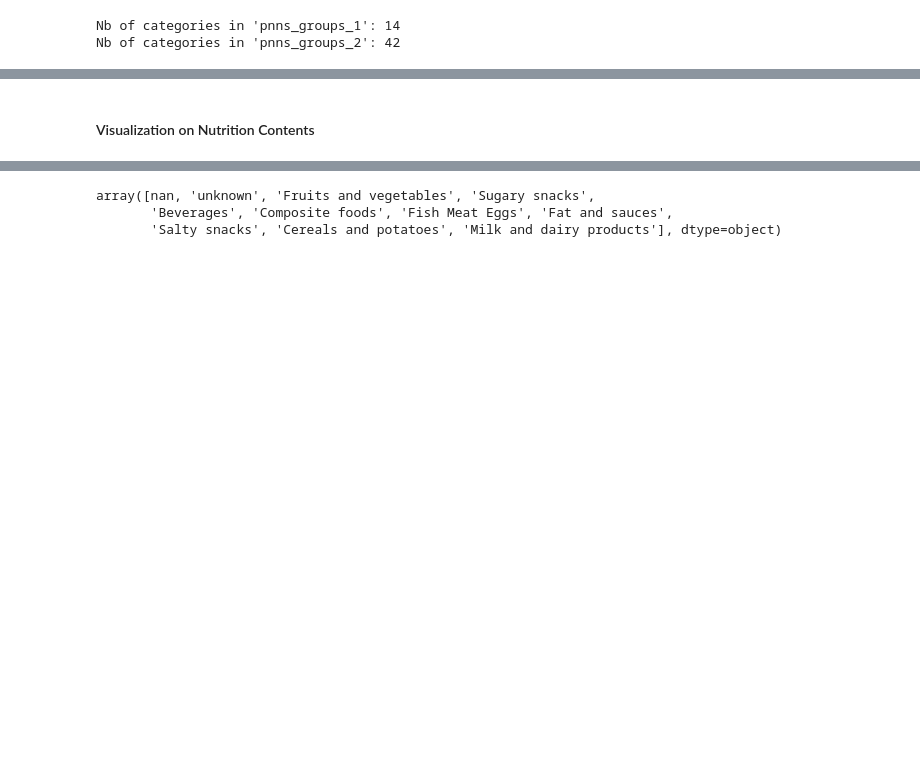
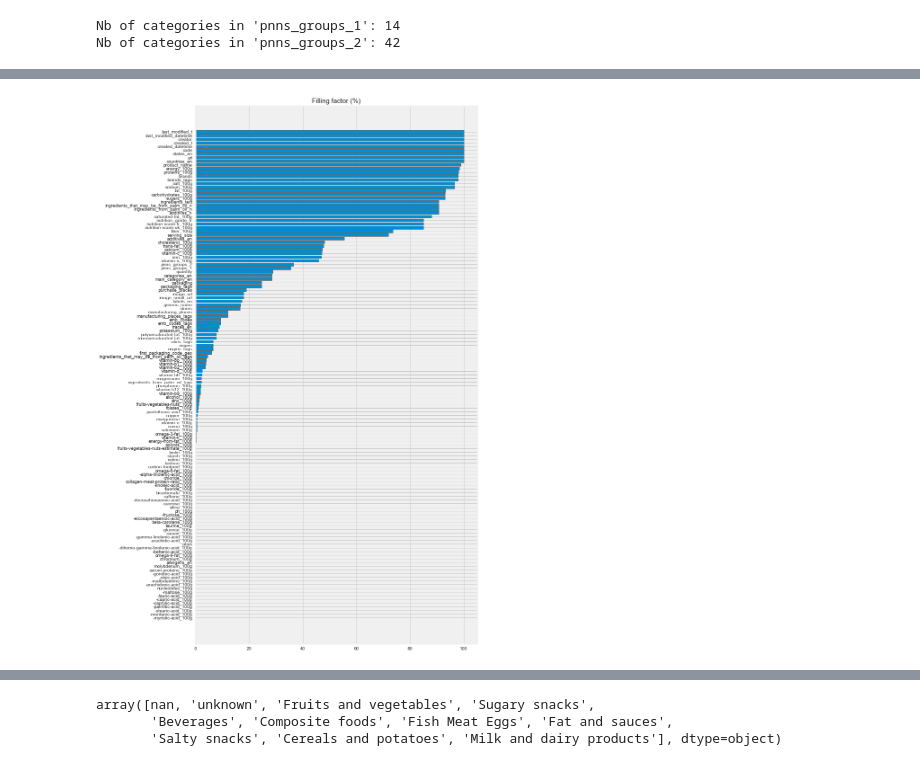
Before and after one commit to jazzyjzou/ml_team, a Jupyter notebook: ml_final.ipynb, the cells around one changed output, grey strips where cells are left out. Saved outputs shown, nothing was run; the diff lists cells and outputs as text; code cells hidden in the pictures; blank space fills up the shorter version.

```diff
--- a/ml_final.ipynb
+++ b/ml_final.ipynb
@@ -322,2 +350,0 @@ Nb of categories in 'pnns_groups_1': 10
-# %% [markdown]
-#### Visualization on Nutrition Contents
@@ -323,0 +353,11 @@ Nb of categories in 'pnns_groups_1': 10
+# %%
+y_axis  = list(col_filling['filling_factor'])
+x_axis  = [i for i in range(len(col_filling))]
+x_label = list(col_filling['column_name'])
+fig = plt.figure(figsize=(10, 22))
+plt.yticks(x_axis, x_label)
+plt.title('Filling factor (%)', fontsize = 15)
+plt.barh(x_axis, y_axis)
+plt.show()
+# %% [output]
+[figure, added]
```
Also changed, not shown: parts of 84 cells of this notebook.
